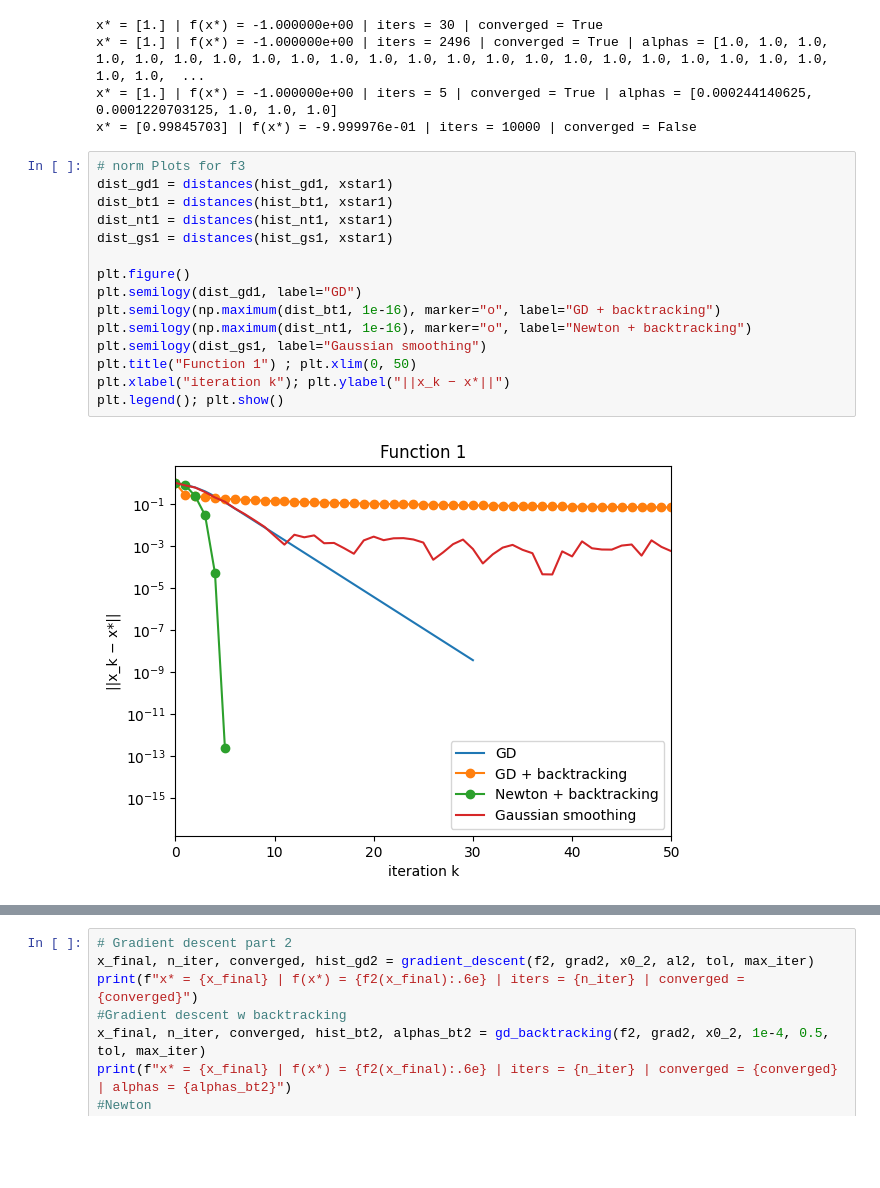
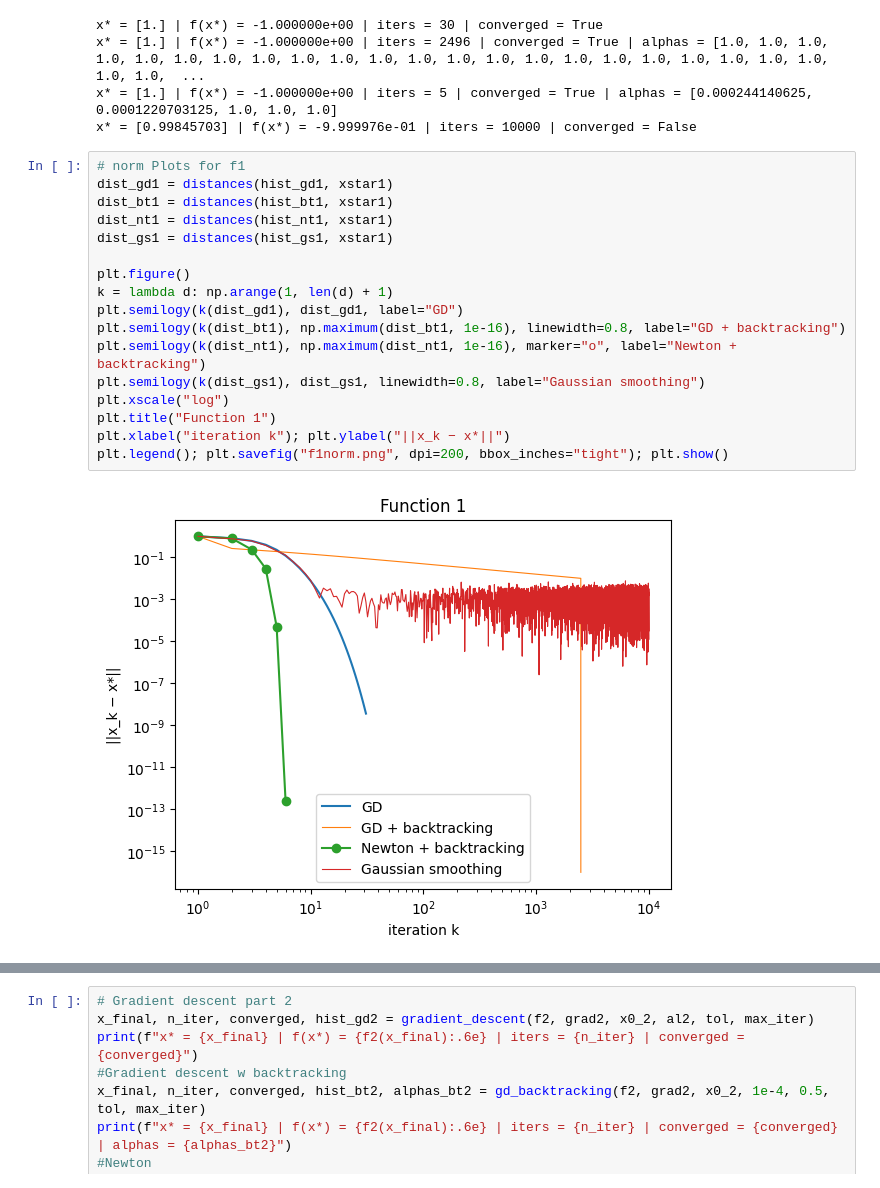
Before and after one commit to nab9644-boop/Reinforcement_Learning_OP, a Jupyter notebook: HW3/HW3RL_Q2.ipynb, the cells around one changed output, grey strips where cells are left out. Saved outputs shown, nothing was run; the diff lists cells and outputs as text; blank space fills up the shorter version.

```diff
--- a/HW3/HW3RL_Q2.ipynb
+++ b/HW3/HW3RL_Q2.ipynb
@@ -185,22 +185,24 @@ x* = [1.] | f(x*) = -1.000000e+00 | iters = 2496 | converged = True | alphas = [
 x* = [1.] | f(x*) = -1.000000e+00 | iters = 5 | converged = True | alphas = [0.000244140625, 0.0001220703125, 1.0, 1.0, 1.0]
 x* = [0.99845703] | f(x*) = -9.999976e-01 | iters = 10000 | converged = False
 # %%
-# norm Plots for f3
+# norm Plots for f1
 dist_gd1 = distances(hist_gd1, xstar1)
 dist_bt1 = distances(hist_bt1, xstar1)
 dist_nt1 = distances(hist_nt1, xstar1)
 dist_gs1 = distances(hist_gs1, xstar1)
 
 plt.figure()
-plt.semilogy(dist_gd1, label="GD")
-plt.semilogy(np.maximum(dist_bt1, 1e-16), marker="o", label="GD + backtracking")
-plt.semilogy(np.maximum(dist_nt1, 1e-16), marker="o", label="Newton + backtracking")
-plt.semilogy(dist_gs1, label="Gaussian smoothing")
-plt.title("Function 1") ; plt.xlim(0, 50)
+k = lambda d: np.arange(1, len(d) + 1)
+plt.semilogy(k(dist_gd1), dist_gd1, label="GD")
+plt.semilogy(k(dist_bt1), np.maximum(dist_bt1, 1e-16), linewidth=0.8, label="GD + backtracking")
+plt.semilogy(k(dist_nt1), np.maximum(dist_nt1, 1e-16), marker="o", label="Newton + backtracking")
+plt.semilogy(k(dist_gs1), dist_gs1, linewidth=0.8, label="Gaussian smoothing")
+plt.xscale("log")
+plt.title("Function 1")
 plt.xlabel("iteration k"); plt.ylabel("||x_k − x*||")
-plt.legend(); plt.show()
+plt.legend(); plt.savefig("f1norm.png", dpi=200, bbox_inches="tight"); plt.show()
 # %% [output]
-[figure, old version]
+[figure, new version]
 # %%
 #alpha plots for f1
 plt.figure()
```
Also changed, not shown: parts of 4 cells of this notebook.
